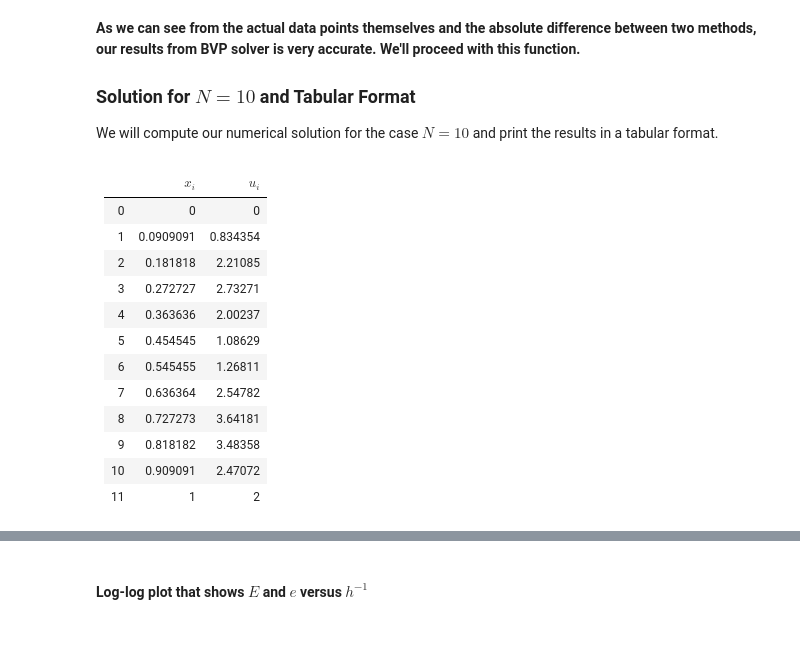
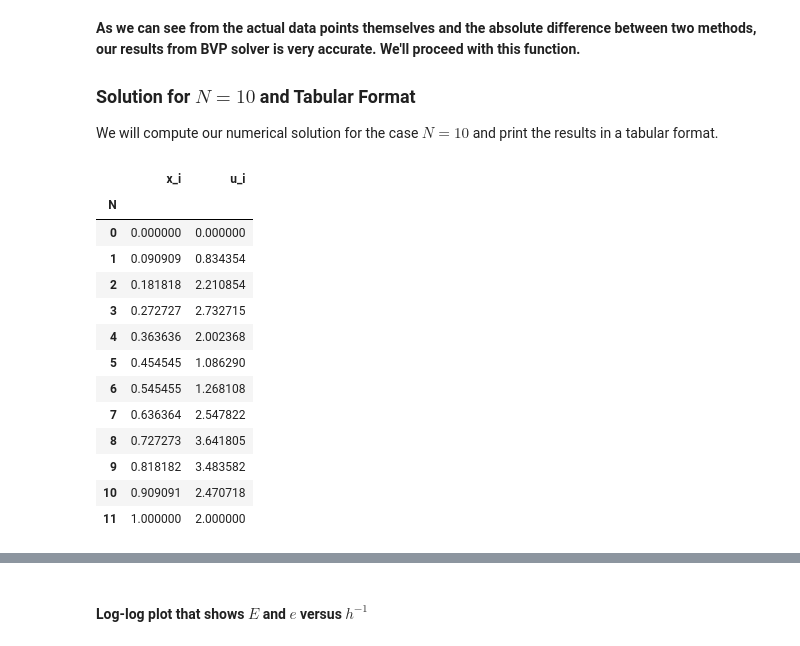
Before and after one commit to mintChocolate717/intro_CFD, a Jupyter notebook: hw4/hw4.ipynb, the cells around one changed output, grey strips where cells are left out. Cells and saved outputs as stored; diff of their text form; code cells hidden in the pictures.

```diff
--- a/hw4/hw4.ipynb
+++ b/hw4/hw4.ipynb
@@ -206,25 +206,29 @@ plt.show()
 ### Solution for $ N = 10 $ and Tabular Format
 We will compute our numerical solution for the case $N = 10$ and print the results in a tabular format.
 # %%
+N = 10
 # obtain numerical solution for N = 10
-numeric_x_N10, numeric_u_N10 = solve_bvp(ode_eq1, x_span, u_i=u0, u_f=u1, N=10)
+numeric_x_N10, numeric_u_N10 = solve_bvp(ode_eq1, x_span, u_i=u0, u_f=u1, N=N)
 # make a pandas Dataframe for tabular format
-df_N10  = pd.DataFrame(data={'$x_i$':numeric_x_N10, '$u_i$': numeric_u_N10})
+df_N10  = pd.DataFrame(data={
+    'x_i':numeric_x_N10,
+    'u_i': numeric_u_N10
+    }, index=pd.Index(range(N+2), name='N'))
 # Display DataFrame with LaTeX
-display(Markdown(df_N10.to_markdown()))
+display(HTML(df_N10.to_html()))
 # %% [output]
-|    |     $x_i$ |    $u_i$ |
-|---:|----------:|---------:|
-|  0 | 0         | 0        |
-|  1 | 0.0909091 | 0.834354 |
-|  2 | 0.181818  | 2.21085  |
-|  3 | 0.272727  | 2.73271  |
-|  4 | 0.363636  | 2.00237  |
-|  5 | 0.454545  | 1.08629  |
-|  6 | 0.545455  | 1.26811  |
-|  7 | 0.636364  | 2.54782  |
-|  8 | 0.727273  | 3.64181  |
-|  9 | 0.818182  | 3.48358  |
-| 10 | 0.909091  | 2.47072  |
-| 11 | 1         | 2        |
+|  | x_i | u_i |
+| N |  |  |
+| 0 | 0.000000 | 0.000000 |
+| 1 | 0.090909 | 0.834354 |
+| 2 | 0.181818 | 2.210854 |
+| 3 | 0.272727 | 2.732715 |
+| 4 | 0.363636 | 2.002368 |
+| 5 | 0.454545 | 1.086290 |
+| 6 | 0.545455 | 1.268108 |
+| 7 | 0.636364 | 2.547822 |
+| 8 | 0.727273 | 3.641805 |
+| 9 | 0.818182 | 3.483582 |
+| 10 | 0.909091 | 2.470718 |
+| 11 | 1.000000 | 2.000000 |
 # %% [markdown]
```
Also changed, not shown: parts of 22 cells of this notebook.
